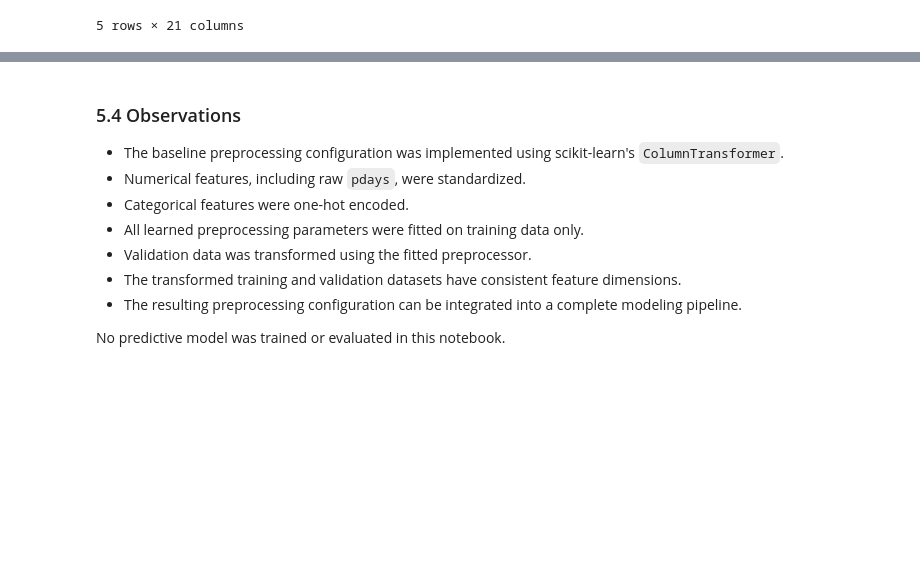
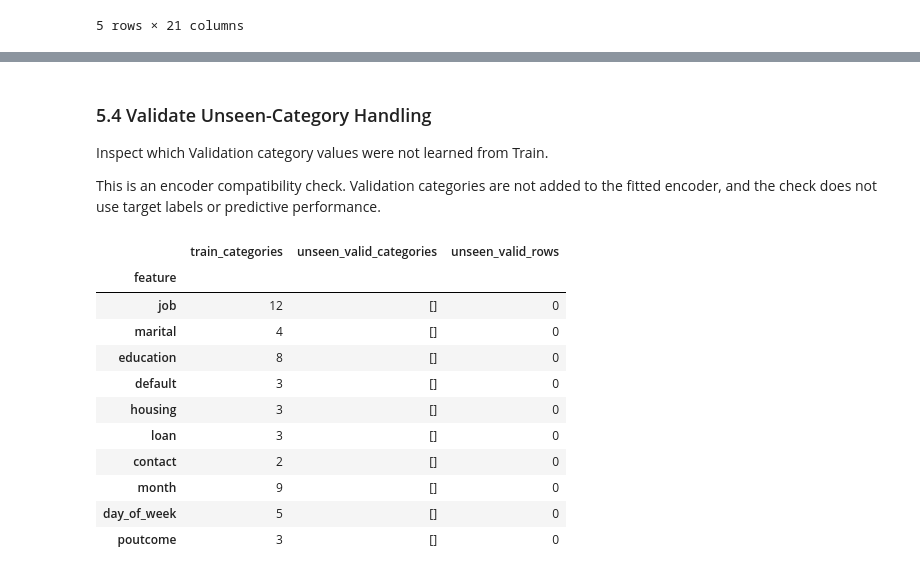
Before and after one commit to keonyoung00/bank-marketing-ml, a Jupyter notebook: notebooks/02-preprocessing.ipynb, the cells around one changed output, grey strips where cells are left out. Saved outputs shown, nothing was run; the diff lists cells and outputs as text; code cells hidden in the pictures; blank space fills up the shorter version.

Commit message:
Complete preprocessing notebook

```diff
--- a/notebooks/02-preprocessing.ipynb
+++ b/notebooks/02-preprocessing.ipynb
@@ -586,16 +574,49 @@ pd.Series(feature_names, name="feature_name").to_frame()
 # %% [markdown]
-### 5.4 Observations
+### 5.4 Validate Unseen-Category Handling
 
-- The baseline preprocessing configuration was implemented
-  using scikit-learn's `ColumnTransformer`.
-- Numerical features, including raw `pdays`, were standardized.
-- Categorical features were one-hot encoded.
-- All learned preprocessing parameters were fitted on training
-  data only.
-- Validation data was transformed using the fitted preprocessor.
-- The transformed training and validation datasets have
-  consistent feature dimensions.
-- The resulting preprocessing configuration can be integrated
-  into a complete modeling pipeline.
+Inspect which Validation category values were not learned from Train.
 
-No predictive model was trained or evaluated in this notebook.
+This is an encoder compatibility check. Validation categories
+are not added to the fitted encoder, and the check does not
+use target labels or predictive performance.
+# %%
+category_check_rows = []
+
+for feature, learned_categories in zip(
+    categorical_features,
+    fitted_encoder.categories_,
+):
+    unseen_values = sorted(
+        set(X_valid[feature]) - set(learned_categories)
+    )
+
+    category_check_rows.append(
+        {
+            "feature": feature,
+            "train_categories": len(learned_categories),
+            "unseen_valid_categories": unseen_values,
+            "unseen_valid_rows": int(
+                X_valid[feature].isin(unseen_values).sum()
+            ),
+        }
+    )
+
+category_checks = (
+    pd.DataFrame(category_check_rows)
+    .set_index("feature")
+)
+
+category_checks
+# %% [output]
+|  | train_categories | unseen_valid_categories | unseen_valid_rows |
+| feature |  |  |  |
+| job | 12 | [] | 0 |
+| marital | 4 | [] | 0 |
+| education | 8 | [] | 0 |
+| default | 3 | [] | 0 |
+| housing | 3 | [] | 0 |
+| loan | 3 | [] | 0 |
+| contact | 2 | [] | 0 |
+| month | 9 | [] | 0 |
+| day_of_week | 5 | [] | 0 |
+| poutcome | 3 | [] | 0 |
```
Also changed, not shown: parts of 37 cells of this notebook.
